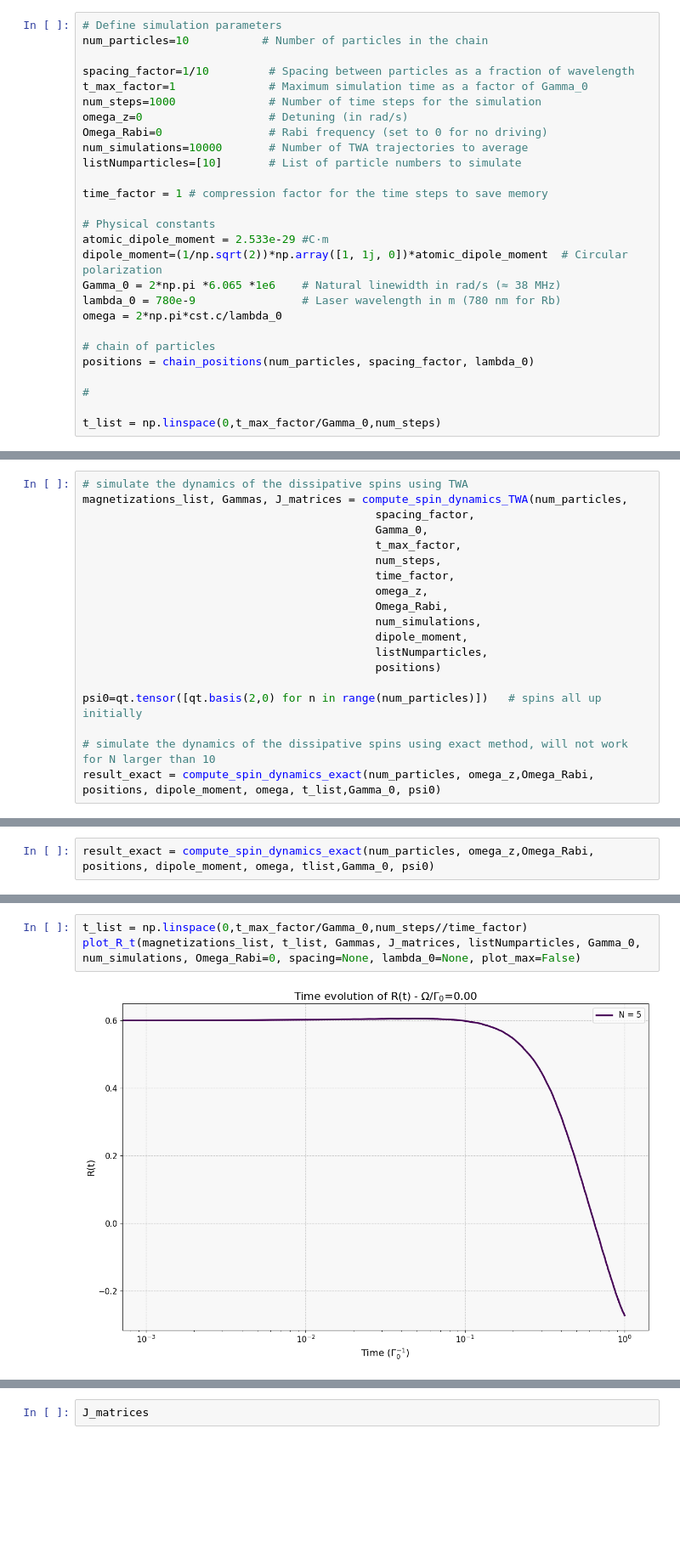
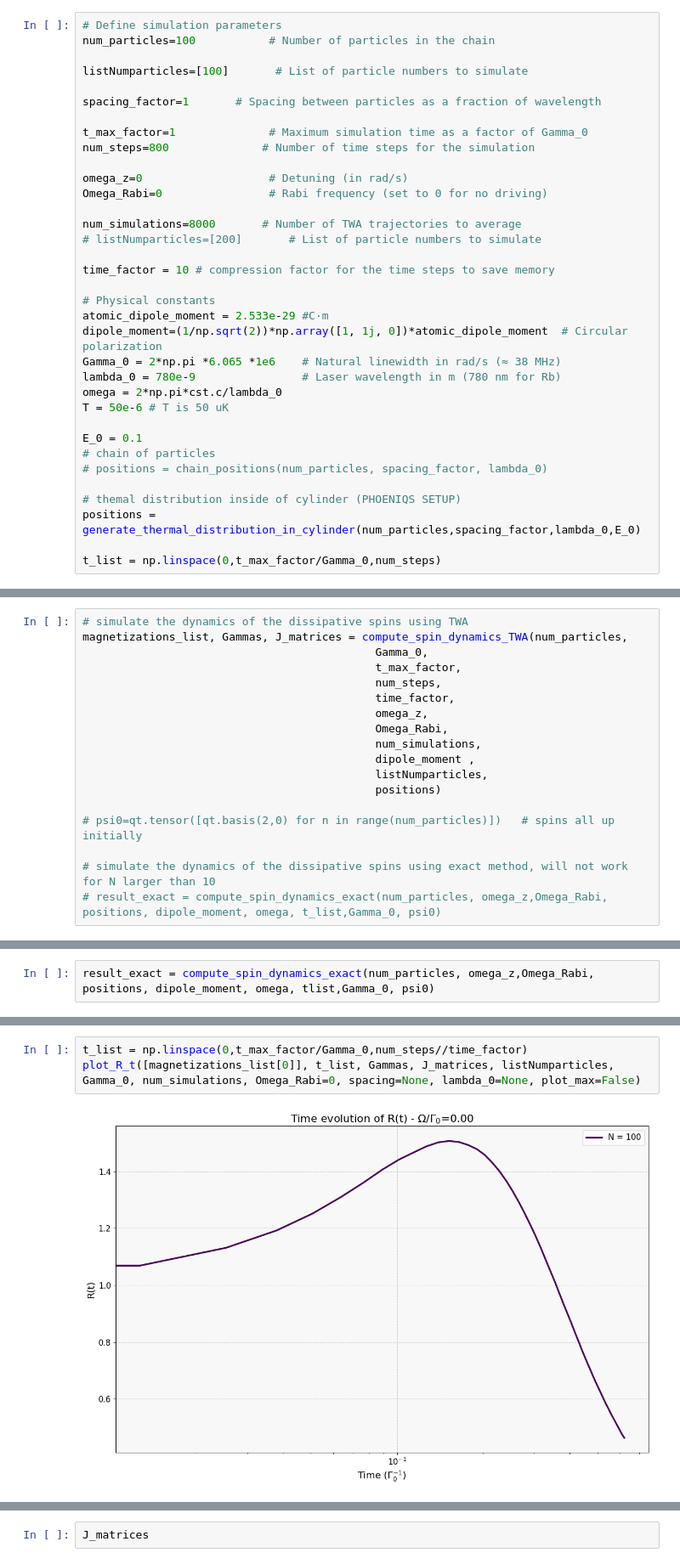
Before and after one commit to MPoitrinal/Truncated-Wigner, a Jupyter notebook: main.ipynb, the cells around one changed output, grey strips where cells are left out. Shown at 85% size. Cells and saved outputs as stored; diff of their text form; blank space fills up the shorter version.

```diff
--- a/main.ipynb
+++ b/main.ipynb
@@ -7,17 +7,22 @@ import scipy.constants as cst
 import qutip as qt
 # %%
 # Define simulation parameters
-num_particles=10           # Number of particles in the chain
+num_particles=100           # Number of particles in the chain
 
-spacing_factor=1/10         # Spacing between particles as a fraction of wavelength
+listNumparticles=[100]       # List of particle numbers to simulate
+
+spacing_factor=1       # Spacing between particles as a fraction of wavelength
+
 t_max_factor=1              # Maximum simulation time as a factor of Gamma_0
-num_steps=1000              # Number of time steps for the simulation
+num_steps=800              # Number of time steps for the simulation
+
 omega_z=0                   # Detuning (in rad/s)
 Omega_Rabi=0                # Rabi frequency (set to 0 for no driving)
-num_simulations=10000       # Number of TWA trajectories to average
-listNumparticles=[10]       # List of particle numbers to simulate
 
-time_factor = 1 # compression factor for the time steps to save memory
+num_simulations=8000       # Number of TWA trajectories to average
+# listNumparticles=[200]       # List of particle numbers to simulate
+
+time_factor = 10 # compression factor for the time steps to save memory
 
 # Physical constants
 atomic_dipole_moment = 2.533e-29 #C·m
@@ -25,10 +30,13 @@ dipole_moment=(1/np.sqrt(2))*np.array([1, 1j, 0])*atomic_dipole_moment  # Circul
 Gamma_0 = 2*np.pi *6.065 *1e6    # Natural linewidth in rad/s (≈ 38 MHz)
 lambda_0 = 780e-9                # Laser wavelength in m (780 nm for Rb)
 omega = 2*np.pi*cst.c/lambda_0
+T = 50e-6 # T is 50 uK
 
+E_0 = 0.1
 # chain of particles
-positions = chain_positions(num_particles, spacing_factor, lambda_0)
+# positions = chain_positions(num_particles, spacing_factor, lambda_0)
 
-#
+# themal distribution inside of cylinder (PHOENIQS SETUP)
+positions = generate_thermal_distribution_in_cylinder(num_particles,spacing_factor,lambda_0,E_0)
 
 t_list = np.linspace(0,t_max_factor/Gamma_0,num_steps)
@@ -35,7 +136,6 @@ t_list = np.linspace(0,t_max_factor/Gamma_0,num_steps)
 # %%
 # simulate the dynamics of the dissipative spins using TWA
 magnetizations_list, Gammas, J_matrices = compute_spin_dynamics_TWA(num_particles,
-                                            spacing_factor,
                                             Gamma_0,
                                             t_max_factor,
                                             num_steps,
@@ -43,14 +143,14 @@ magnetizations_list, Gammas, J_matrices = compute_spin_dynamics_TWA(num_particle
                                             omega_z,
                                             Omega_Rabi,
                                             num_simulations,
-                                            dipole_moment,
+                                            dipole_moment ,
                                             listNumparticles,
                                             positions)
 
-psi0=qt.tensor([qt.basis(2,0) for n in range(num_particles)])   # spins all up initially
+# psi0=qt.tensor([qt.basis(2,0) for n in range(num_particles)])   # spins all up initially
 
 # simulate the dynamics of the dissipative spins using exact method, will not work for N larger than 10
-result_exact = compute_spin_dynamics_exact(num_particles, omega_z,Omega_Rabi, positions, dipole_moment, omega, t_list,Gamma_0, psi0)
+# result_exact = compute_spin_dynamics_exact(num_particles, omega_z,Omega_Rabi, positions, dipole_moment, omega, t_list,Gamma_0, psi0)
 # %% [output]
 Simulating spin dynamics...
 J matrix and Gamma matrix are computed
@@ -93,5 +175,5 @@ J [[        0.        +0.j -86288433.657371  +0.j -14346616.7160802 +0.j
 # %%
 t_list = np.linspace(0,t_max_factor/Gamma_0,num_steps//time_factor)
-plot_R_t(magnetizations_list, t_list, Gammas, J_matrices, listNumparticles, Gamma_0, num_simulations, Omega_Rabi=0, spacing=None, lambda_0=None, plot_max=False)
+plot_R_t([magnetizations_list[0]], t_list, Gammas, J_matrices, listNumparticles, Gamma_0, num_simulations, Omega_Rabi=0, spacing=None, lambda_0=None, plot_max=False)
 # %% [output]
-[figure, old version]
+[figure, new version]
```
Also changed, not shown: parts of 21 cells of this notebook, 5 other files.
